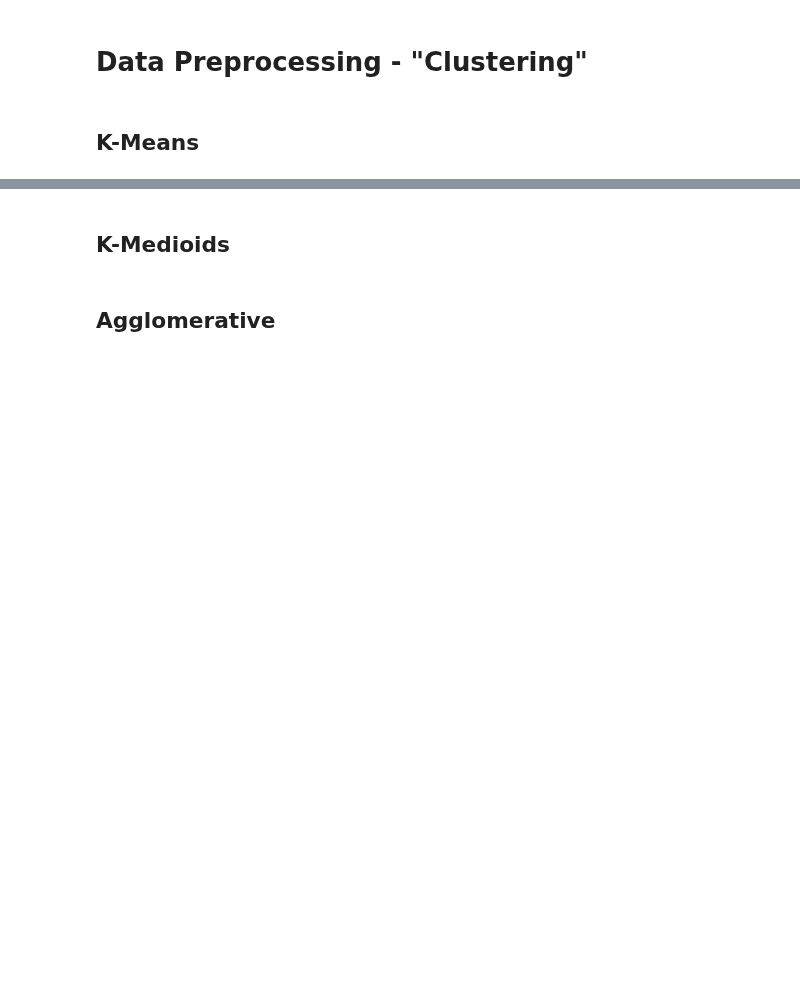
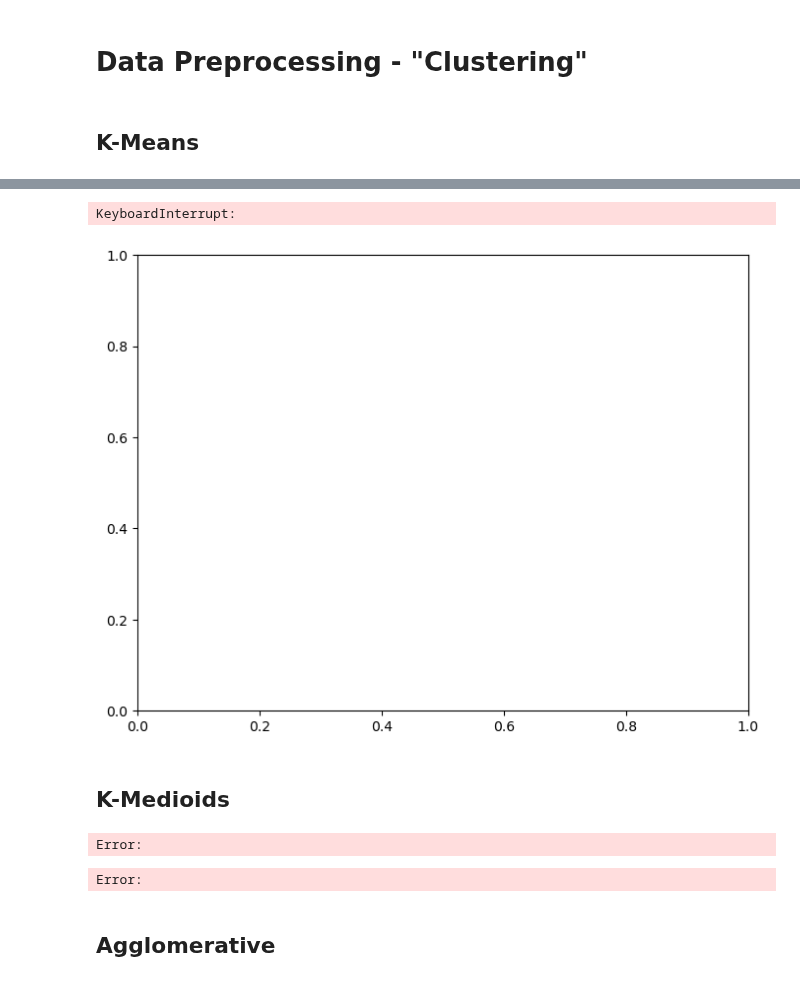
Before and after one commit to edoardorossi1995/Tesi, a Jupyter notebook: MDP_nuovo.ipynb, the cells around one changed output, grey strips where cells are left out. Saved outputs shown, nothing was run; the diff lists cells and outputs as text; code cells hidden in the pictures; blank space fills up the shorter version.

```diff
--- a/MDP_nuovo.ipynb
+++ b/MDP_nuovo.ipynb
@@ -110,34 +113,3 @@ df_st = pd.DataFrame(st_scale.fit_transform(df), columns=df.columns)
 # Data Preprocessing - "Clustering"
 # %% [markdown]
 ## K-Means
-# %%
-def K_Means_silhouette_best_model(df, k_max):
-
-    X = df.values
-
-    n_clusters_range = range(2, k_max+1)
-
-    silhouettes_score = []
-    models = []
-
-    for n_clusters in n_clusters_range:
-
-        kmeans = KMeans(n_clusters=n_clusters)
-
-        labels = kmeans.fit_predict(X)
-        silhouette_avg = silhouette_score(X, labels)
-
-        silhouettes_score.append(silhouette_avg)
-        models.append(kmeans)
-
-    best_model_idx = np.argmax(silhouettes_score)
-    best_model = models[best_model_idx]
-    best_n_clusters = n_clusters_range[best_model_idx]
-    print("Best model has", best_n_clusters, "clusters")
-
-    best_model.fit(X)
-    labels = best_model.predict(X)
-
-    df['cluster'] = pd.Series(labels, index=df.index)
-
-    return df, best_model, best_n_clusters
@@ -144,5 +245,15 @@ def K_Means_silhouette_best_model(df, k_max):
 # %%
-st_kmeans_return = K_Means_silhouette_best_model(df_st, 100)
-norm_kmeans_return = K_Means_silhouette_best_model(df_norm, 100)
+st_kmeans_return = K_Means_silhouette_best_model(df_st, 3)
+norm_kmeans_return = K_Means_silhouette_best_model(df_norm, 3)
+# %% [output]
+KeyboardInterrupt:
+[figure, added]
 # %% [markdown]
 ## K-Medioids
+# %%
+from functions.clustering_foo import K_Medoids
+
+models = K_Medoids(df_norm, 3)
+# %% [output]
+Error:
+Error:
```
Also changed, not shown: parts of 6 cells of this notebook.
